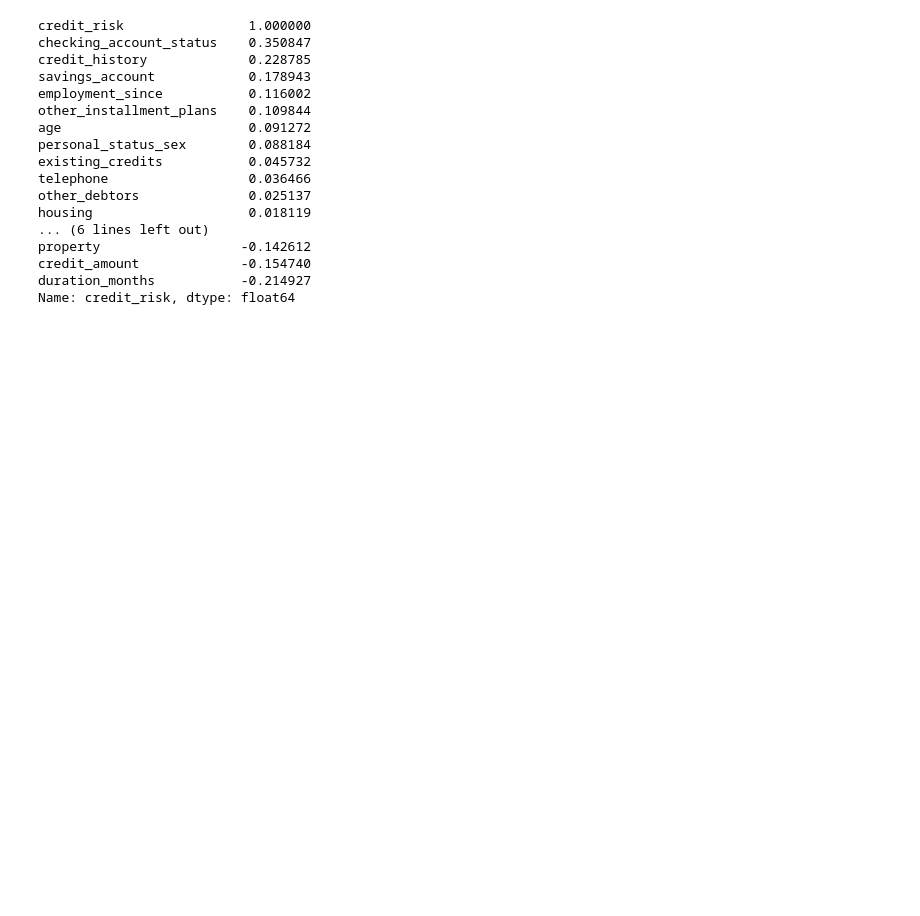
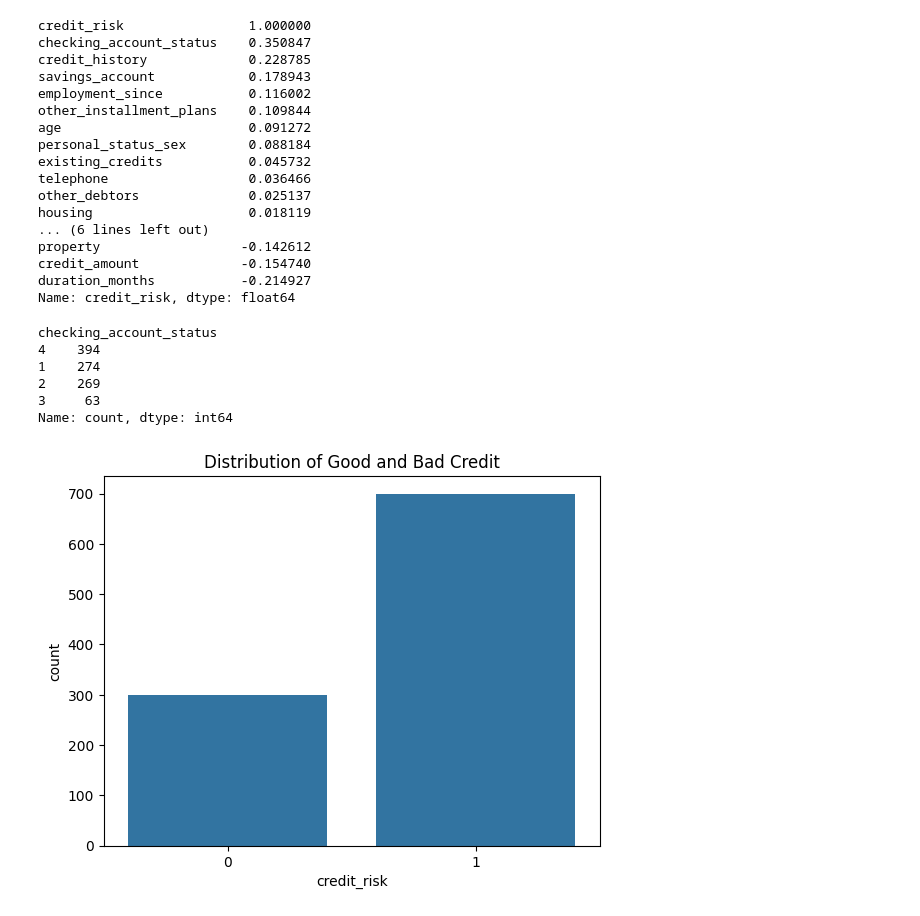
Before and after one commit to Pr1th1m/Multi-Model-Credit-Risk-Prediction-System, a Jupyter notebook: notebooks/analysis.ipynb, the cells around one changed output. Saved outputs shown, nothing was run; the diff lists cells and outputs as text; code cells hidden in the pictures; blank space fills up the shorter version.

```diff
--- a/notebooks/analysis.ipynb
+++ b/notebooks/analysis.ipynb
@@ -103,3 +103,20 @@ property                  -0.142612
 credit_amount             -0.154740
 duration_months           -0.214927
 Name: credit_risk, dtype: float64
+# %%
+data.checking_account_status.value_counts()
+# %% [output]
+checking_account_status
+4    394
+1    274
+2    269
+3     63
+Name: count, dtype: int64
+# %%
+import seaborn as sns
+import matplotlib.pyplot as plt
+sns.countplot(data=data, x=data['credit_risk'])
+plt.title("Distribution of Good and Bad Credit")
+plt.show()
+# %% [output]
+[figure, added]
```
Also changed, not shown: parts of 3 cells of this notebook.
